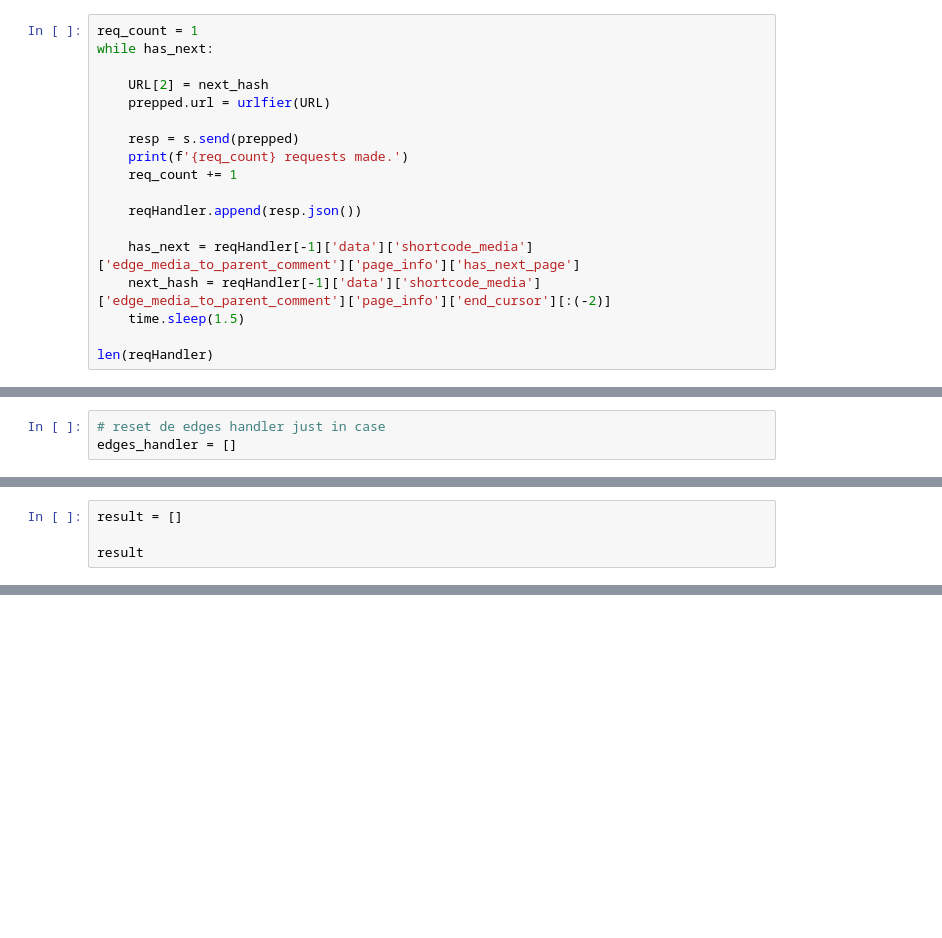
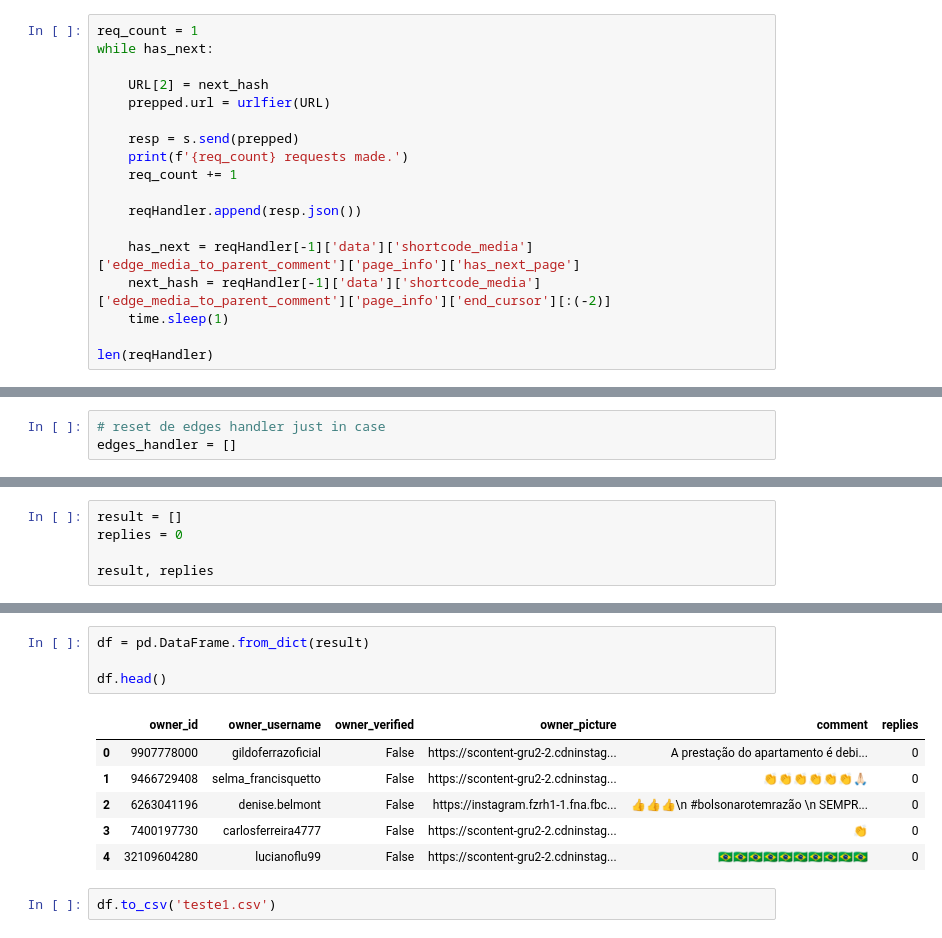
Before and after one commit to AlanJhonatan/instagram-comments-scrapper, a Jupyter notebook: Instagram - Comments Scrapper.ipynb, the cells around one changed output, grey strips where cells are left out. Drawn from its saved outputs; the diff is of its cells as text; blank space fills up the shorter version.

Commit message:
finished data serialization and export to csv

```diff
--- a/Instagram - Comments Scrapper.ipynb
+++ b/Instagram - Comments Scrapper.ipynb
@@ -180,7 +185,7 @@ while has_next:
 
     has_next = reqHandler[-1]['data']['shortcode_media']['edge_media_to_parent_comment']['page_info']['has_next_page']
     next_hash = reqHandler[-1]['data']['shortcode_media']['edge_media_to_parent_comment']['page_info']['end_cursor'][:(-2)]
-    time.sleep(1.5)
+    time.sleep(1)
 
 len(reqHandler)
 # %% [output]
@@ -266,6 +269,7 @@ edges_handler[100]
   'edges': []}}
 # %%
 result = []
+replies = 0
 
-result
+result, replies
 # %% [output]
@@ -276,0 +293,13 @@ for comment in edges_handler:
+# %%
+df = pd.DataFrame.from_dict(result)
+
+df.head()
+# %% [output]
+|  | owner_id | owner_username | owner_verified | owner_picture | comment | replies |
+| 0 | 9907778000 | gildoferrazoficial | False | https://scontent-gru2-2.cdninstag... | A prestação do apartamento é debi... | 0 |
+| 1 | 9466729408 | selma_francisquetto | False | https://scontent-gru2-2.cdninstag... | 👏👏👏👏👏👏🙏🏻 | 0 |
+| 2 | 6263041196 | denise.belmont | False | https://instagram.fzrh1-1.fna.fbc... | 👍👍👍\n #bolsonarotemrazão \n SEMPR... | 0 |
+| 3 | 7400197730 | carlosferreira4777 | False | https://scontent-gru2-2.cdninstag... | 👏 | 0 |
+| 4 | 32109604280 | lucianoflu99 | False | https://scontent-gru2-2.cdninstag... | 🇧🇷🇧🇷🇧🇷🇧🇷🇧🇷🇧🇷🇧🇷🇧🇷🇧🇷🇧🇷 | 0 |
+# %%
+df.to_csv('teste1.csv')
```
Also changed, not shown: parts of 22 cells of this notebook, 3 other files.
